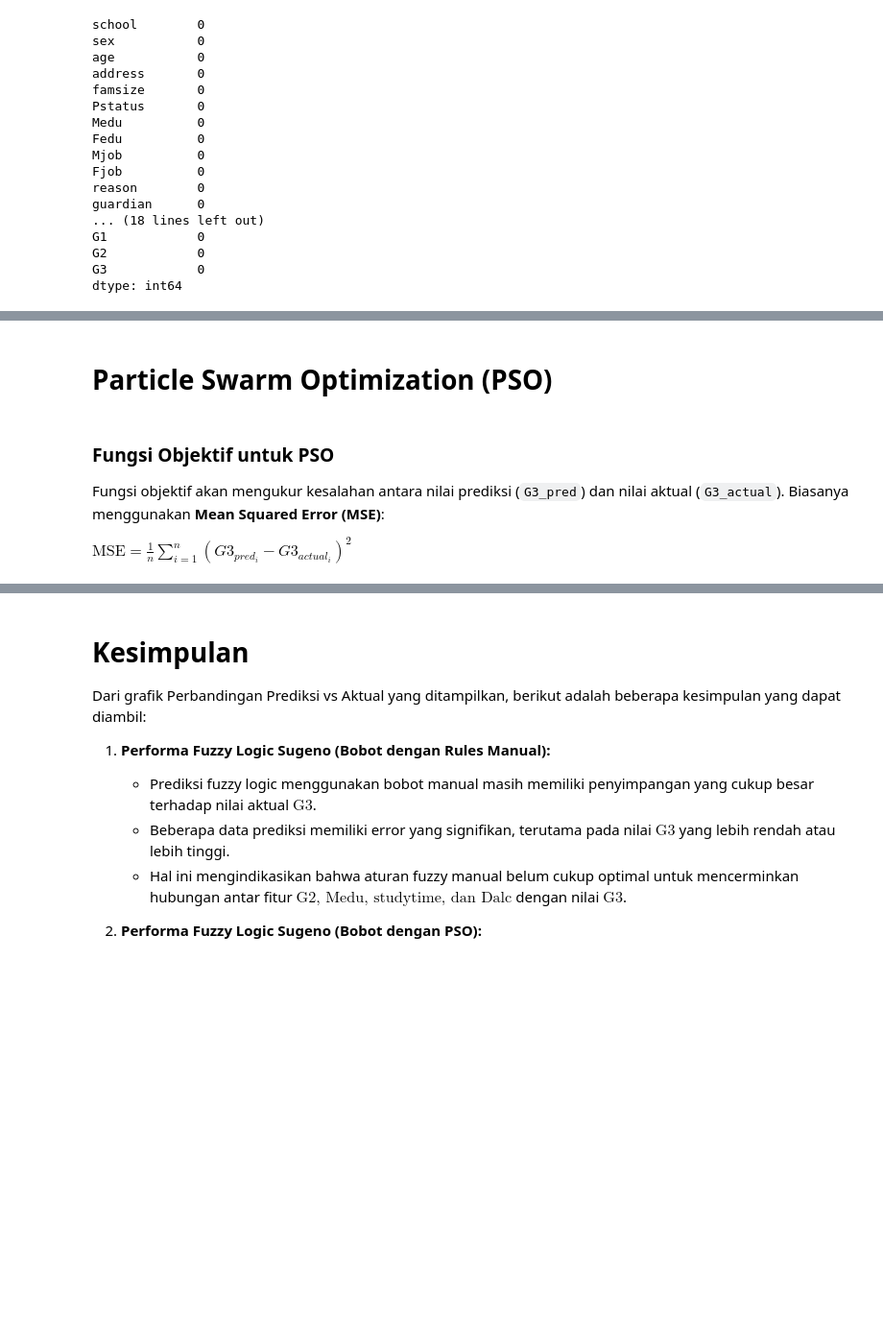
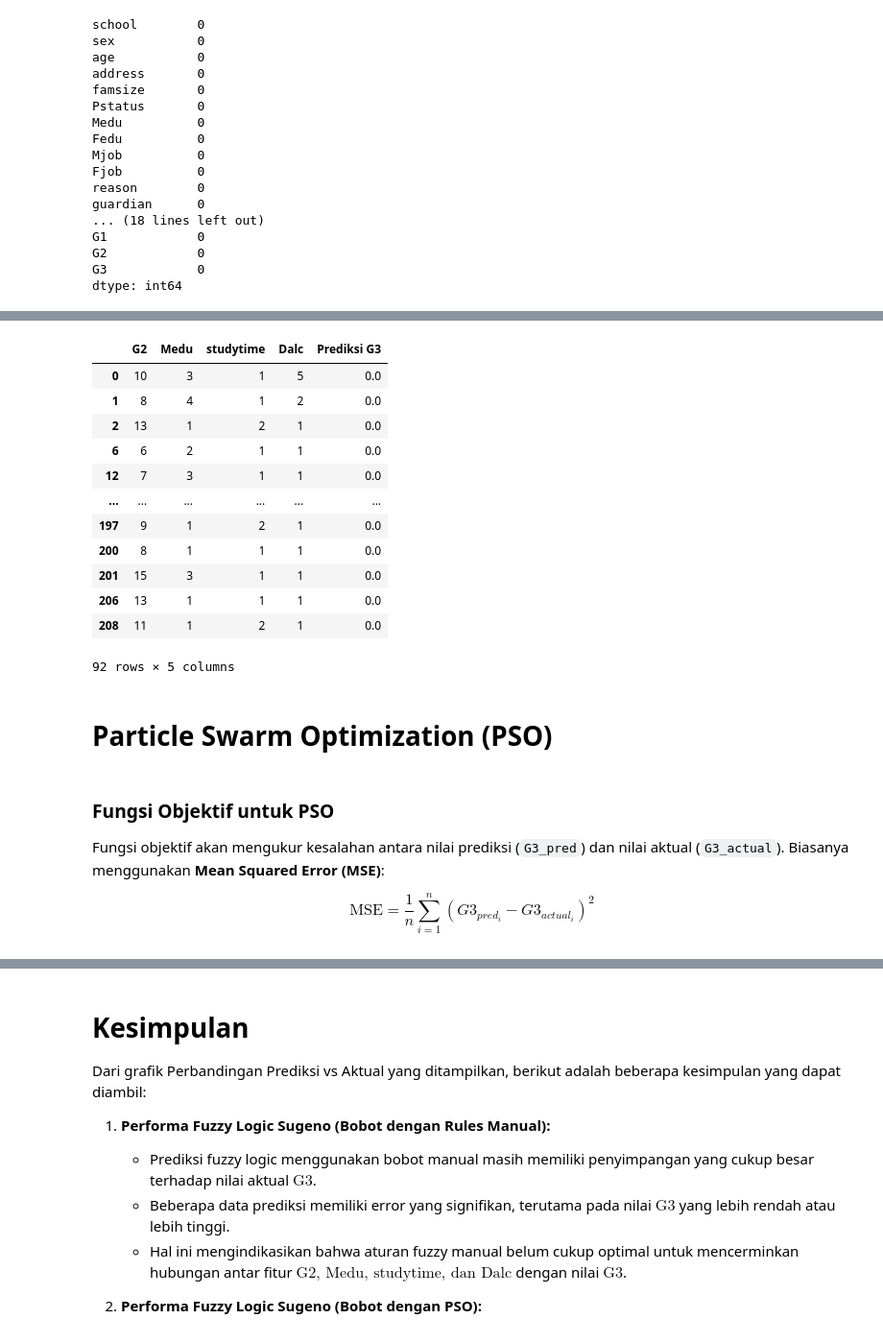
Before and after one commit to NaufalHumam24/Final-Project, a Jupyter notebook: Semester 3/1 - Kecerdasan Komputasional/final-project-kk.ipynb, the cells around one changed output, grey strips where cells are left out. Shown at 96% size. Cells and saved outputs as stored; diff of their text form; code cells hidden in the pictures; blank space fills up the shorter version.

```diff
--- a/Semester 3/1 - Kecerdasan Komputasional/final-project-kk.ipynb
+++ b/Semester 3/1 - Kecerdasan Komputasional/final-project-kk.ipynb
@@ -566,12 +601,28 @@ table.head(10)
+# %%
+table[table['Prediksi G3'] == 0] #.shape[0]
+# %% [output]
+|  | G2 | Medu | studytime | Dalc | Prediksi G3 |
+| 0 | 10 | 3 | 1 | 5 | 0.0 |
+| 1 | 8 | 4 | 1 | 2 | 0.0 |
+| 2 | 13 | 1 | 2 | 1 | 0.0 |
+| 6 | 6 | 2 | 1 | 1 | 0.0 |
+| 12 | 7 | 3 | 1 | 1 | 0.0 |
+| ... | ... | ... | ... | ... | ... |
+| 197 | 9 | 1 | 2 | 1 | 0.0 |
+| 200 | 8 | 1 | 1 | 1 | 0.0 |
+| 201 | 15 | 3 | 1 | 1 | 0.0 |
+| 206 | 13 | 1 | 1 | 1 | 0.0 |
+| 208 | 11 | 1 | 2 | 1 | 0.0 |
+92 rows × 5 columns
 # %% [markdown]
 # **Particle Swarm Optimization (PSO)**
 # %% [markdown]
 ### **Fungsi Objektif untuk PSO**
 Fungsi objektif akan mengukur kesalahan antara nilai prediksi (`G3_pred`) dan nilai aktual (`G3_actual`). Biasanya menggunakan **Mean Squared Error (MSE)**:
 
-$
+$$
 \text{MSE} = \frac{1}{n} \sum_{i=1}^n (G3_{pred_i} - G3_{actual_i})^2
-$
+$$
 # %%
 # Fungsi Objektif untuk PSO (Mean Squared Error)
 def objective_function(weights):
```
Also changed, not shown: parts of 18 cells of this notebook.
